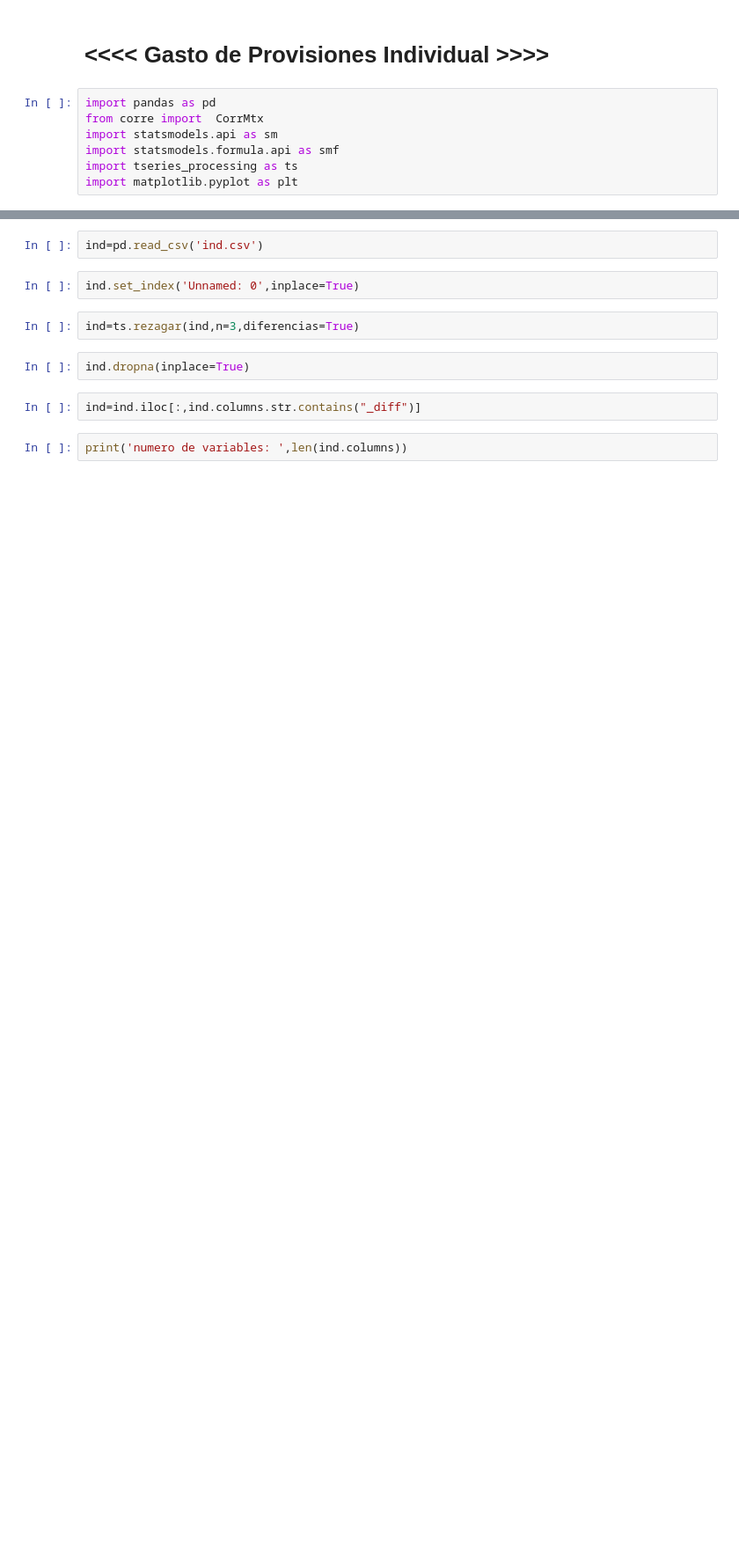
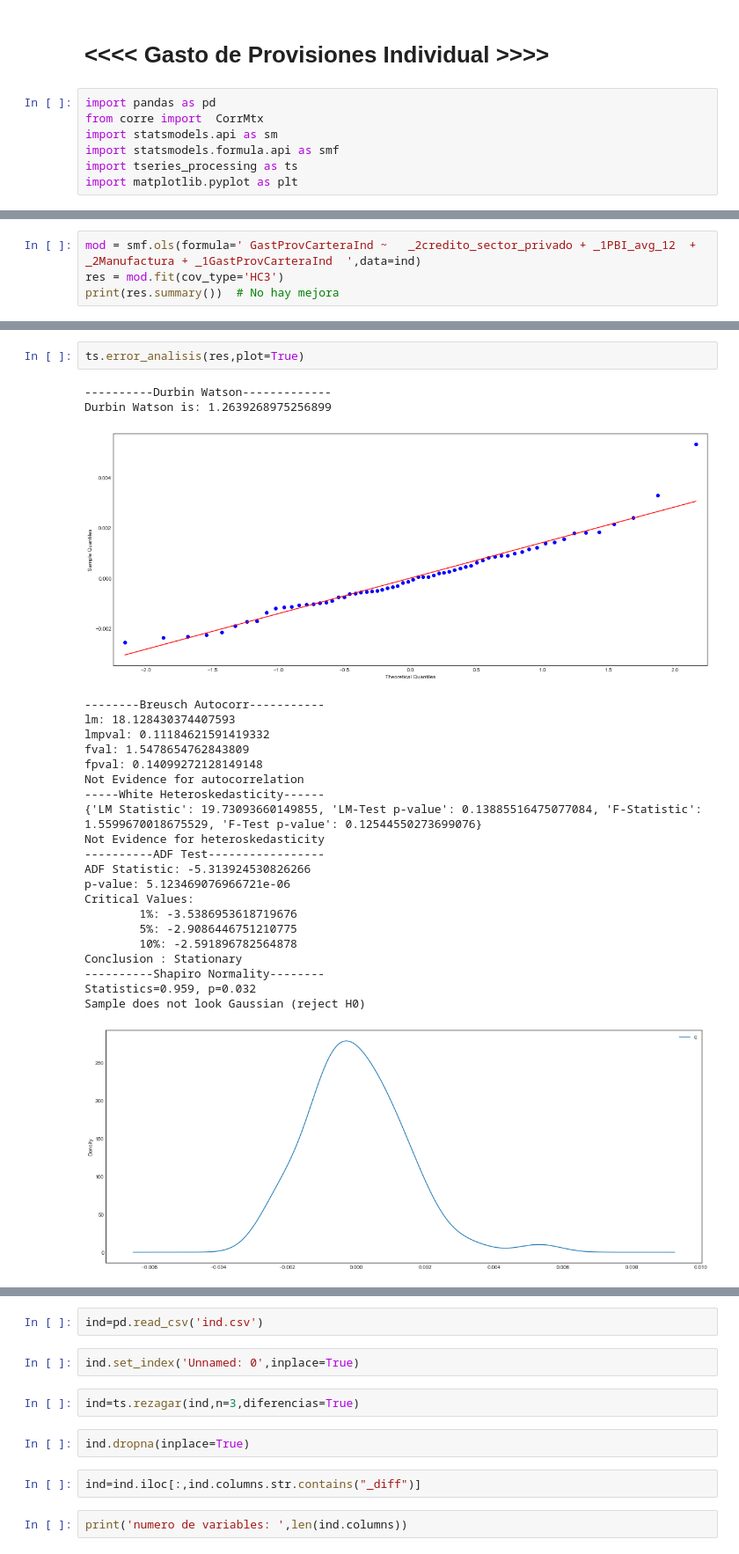
Before and after one commit to NigthDragon5000/Credit-Risk-Modeling, a Jupyter notebook: Series de Tiempo - modelo PBI.ipynb, the cells around one changed output, grey strips where cells are left out. Shown at 88% size. Saved outputs shown, nothing was run; the diff lists cells and outputs as text; blank space fills up the shorter version.

```diff
--- a/Series de Tiempo - modelo PBI.ipynb
+++ b/Series de Tiempo - modelo PBI.ipynb
@@ -9,0 +276,4 @@ import matplotlib.pyplot as plt
+# %%
+mod = smf.ols(formula=' GastProvCarteraInd ~   _2credito_sector_privado + _1PBI_avg_12  + _2Manufactura + _1GastProvCarteraInd  ',data=ind)
+res = mod.fit(cov_type='HC3')
+print(res.summary())  # No hay mejora
@@ -9,0 +298,27 @@ import matplotlib.pyplot as plt
+# %%
+ts.error_analisis(res,plot=True)
+# %% [output]
+----------Durbin Watson-------------
+Durbin Watson is: 1.2639268975256899
+[figure, added]
+--------Breusch Autocorr-----------
+lm: 18.128430374407593
+lmpval: 0.11184621591419332
+fval: 1.5478654762843809
+fpval: 0.14099272128149148
+Not Evidence for autocorrelation
+-----White Heteroskedasticity------
+{'LM Statistic': 19.73093660149855, 'LM-Test p-value': 0.13885516475077084, 'F-Statistic': 1.5599670018675529, 'F-Test p-value': 0.12544550273699076}
+Not Evidence for heteroskedasticity
+----------ADF Test-----------------
+ADF Statistic: -5.313924530826266
+p-value: 5.123469076966721e-06
+Critical Values:
+        1%: -3.5386953618719676
+        5%: -2.9086446751210775
+        10%: -2.591896782564878
+Conclusion : Stationary
+----------Shapiro Normality--------
+Statistics=0.959, p=0.032
+Sample does not look Gaussian (reject H0)
+[figure, added]
```
Also changed, not shown: parts of 35 cells of this notebook.
